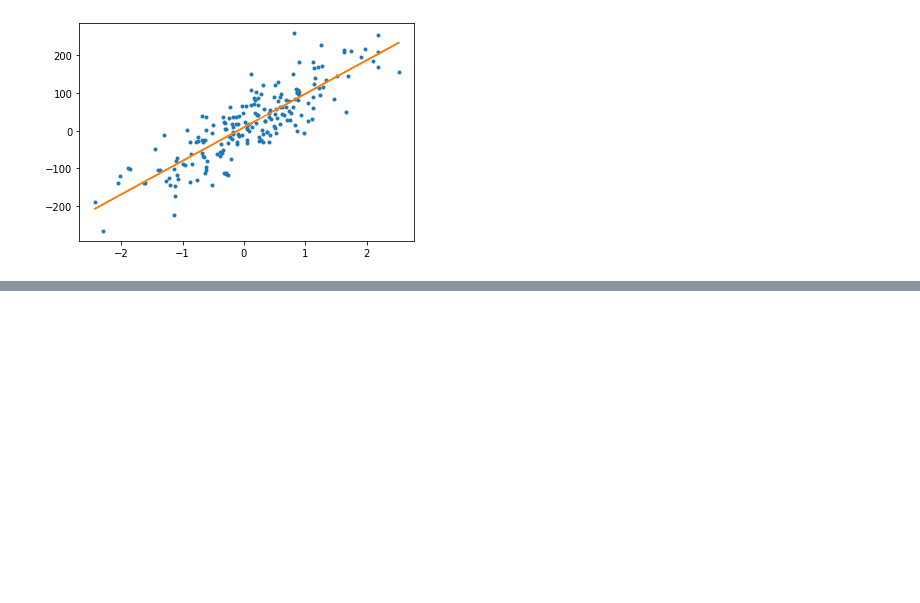
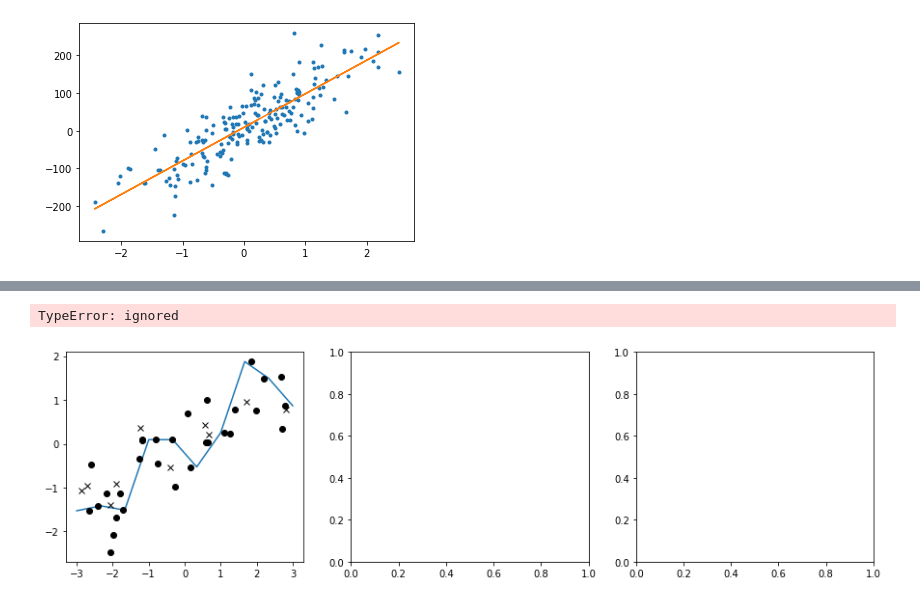
Before and after one commit to lyngoo/lyn, a Jupyter notebook: 이인구7,8강_실습과제.ipynb, the cells around one changed output, grey strips where cells are left out. Saved outputs shown, nothing was run; the diff lists cells and outputs as text; code cells hidden in the pictures; blank space fills up the shorter version.

```diff
--- a/이인구7,8강_실습과제.ipynb
+++ b/이인구7,8강_실습과제.ipynb
@@ -212,2 +264,4 @@ mglearn.plots.plot_knn_regression(n_neighbors = 3)
+# %%
+X,y=mglearn.datasets.make_wave(n_samples=40)
 # %%
 from sklearn.neighbors import KNeighborsRegressor
@@ -235,16 +294,18 @@ plt.show()
 # %%
 from IPython.core.pylabtools import figsize
 
-fig.axes = plt.subplot(1,3,figsize=15,4)
+fig,axes=plt.subplots(1,3,figsize=(15,4))
 line = np.linspace(-3,3,10).reshape(-1,1)
-
-for n_neighbors, ax in zip([1,3,9], axes):
-  reg = KNeighborsRegressor(n_neighbors=n_neighbors)
+for n_neighbors, ax in zip([1,3,9],axes):
+  reg=KNeighborsRegressor(n_neighbors=n_neighbors)
   reg.fit(X_train,y_train)
   ax.plot(line,reg.predict(line),label='KNN')
   ax.plot(X_train,y_train,'ko',label='Training')
   ax.plot(X_test,y_test,'kx',label='Test')
-  ax.set_title('KNN {} -neighbors, score: {:,2f}'.format(n_neighbors,reg.score(X_test,y_test)))
+  ax.set_title('KNN{}-neighbors score:{:.2f}',format(n_neighbors, reg.score(X_test,y_test)))
   ax.set_xlabel("X")
   ax.set_ylabel("Y")
   ax.legend()
+# %% [output]
+TypeError: ignored
+[figure, added]
```
Also changed, not shown: parts of 29 cells of this notebook.
